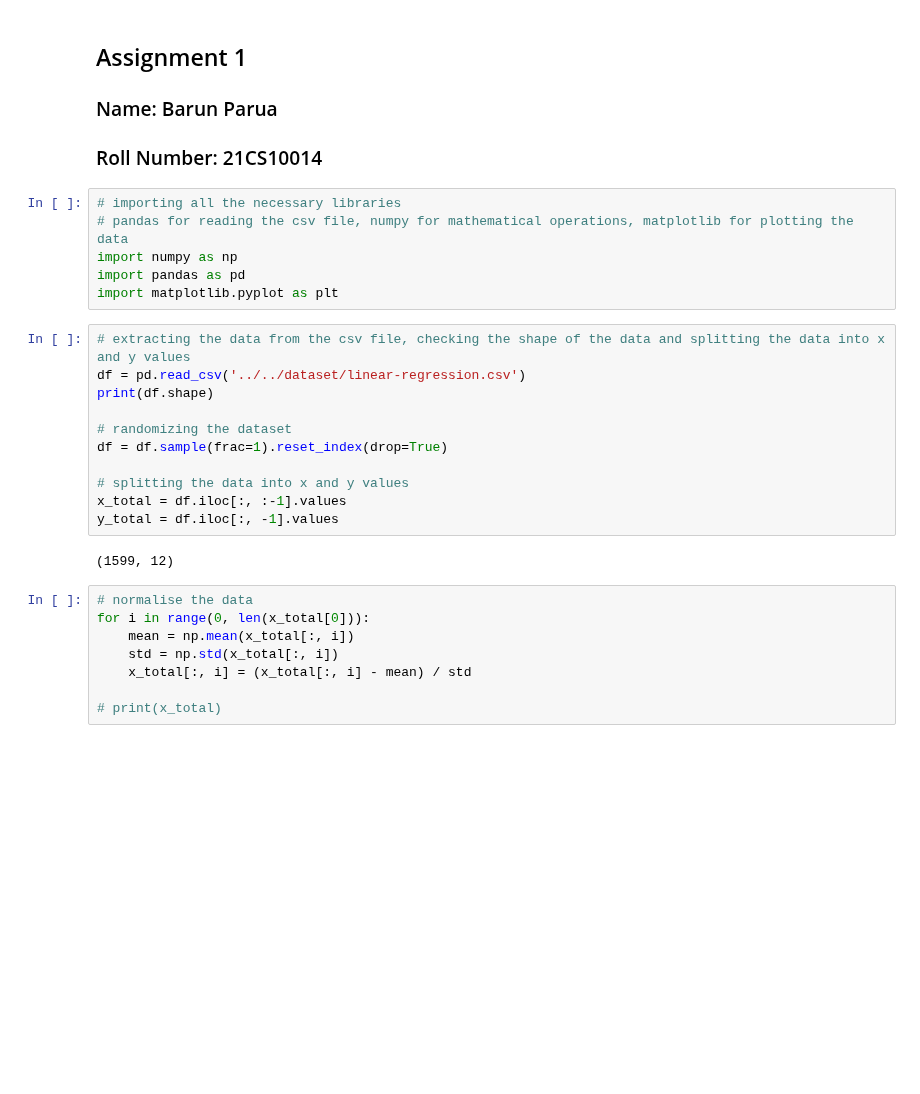
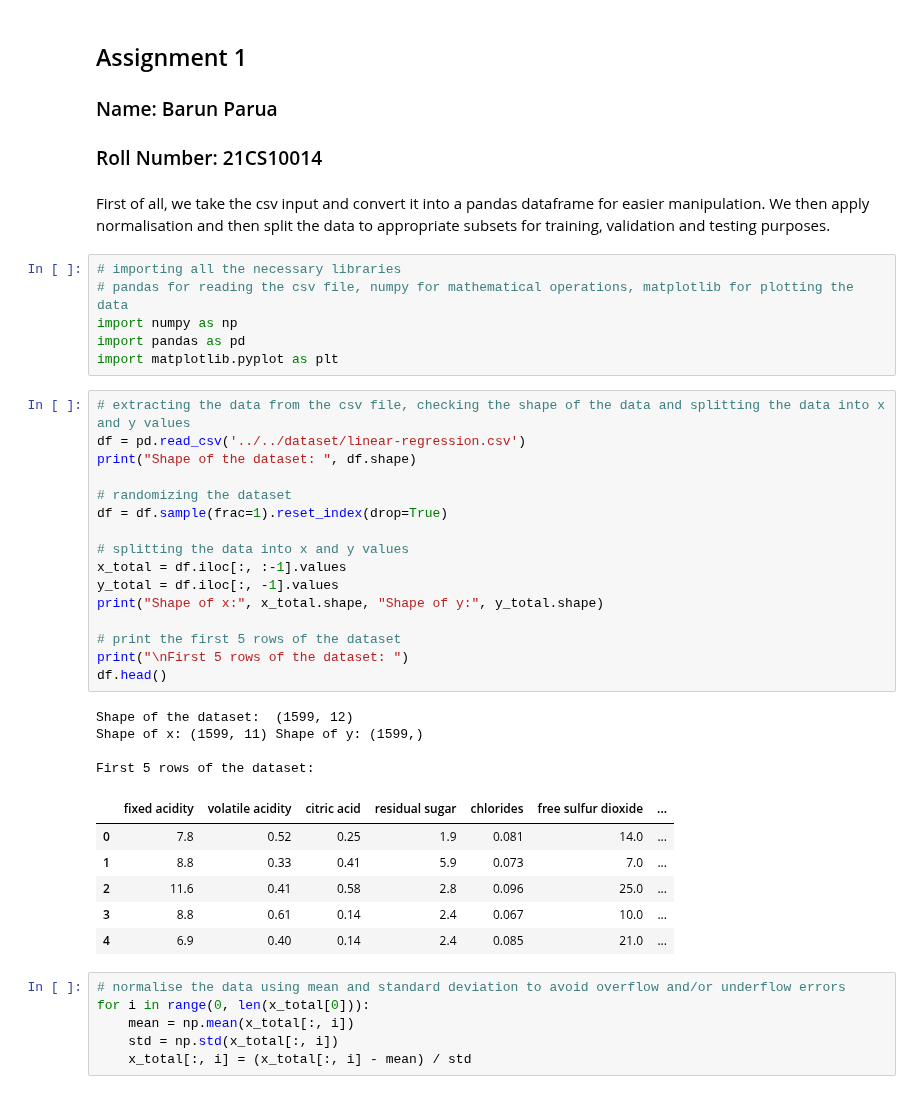
Before and after one commit to Baron105/ML-Assignments, a Jupyter notebook: CS60050/ML_Assignment_1/21CS10014_Barun_Parua/linear-regression/code.ipynb, the cells around one changed output. Drawn from its saved outputs; the diff is of its cells as text; blank space fills up the shorter version.

```diff
--- a/CS60050/ML_Assignment_1/21CS10014_Barun_Parua/linear-regression/code.ipynb
+++ b/CS60050/ML_Assignment_1/21CS10014_Barun_Parua/linear-regression/code.ipynb
@@ -2,6 +2,8 @@
 ## Assignment 1
 ### Name: Barun Parua
 ### Roll Number: 21CS10014
+# %% [markdown]
+First of all, we take the csv input and convert it into a pandas dataframe for easier manipulation. We then apply normalisation and then split the data to appropriate subsets for training, validation and testing purposes.
 # %%
 # importing all the necessary libraries
 # pandas for reading the csv file, numpy for mathematical operations, matplotlib for plotting the data
@@ -11,23 +13,35 @@ import matplotlib.pyplot as plt
 # %%
 # extracting the data from the csv file, checking the shape of the data and splitting the data into x and y values
 df = pd.read_csv('../../dataset/linear-regression.csv')
-print(df.shape)
+print("Shape of the dataset: ", df.shape)
 
 # randomizing the dataset
 df = df.sample(frac=1).reset_index(drop=True)
 
 # splitting the data into x and y values
 x_total = df.iloc[:, :-1].values
 y_total = df.iloc[:, -1].values
+print("Shape of x:", x_total.shape, "Shape of y:", y_total.shape)
+
+# print the first 5 rows of the dataset
+print("\nFirst 5 rows of the dataset: ")
+df.head()
 # %% [output]
-(1599, 12)
+Shape of the dataset:  (1599, 12)
+Shape of x: (1599, 11) Shape of y: (1599,)
+
+First 5 rows of the dataset:
+|  | fixed acidity | volatile acidity | citric acid | residual sugar | chlorides | free sulfur dioxide | ... |
+| 0 | 7.8 | 0.52 | 0.25 | 1.9 | 0.081 | 14.0 | ... |
+| 1 | 8.8 | 0.33 | 0.41 | 5.9 | 0.073 | 7.0 | ... |
+| 2 | 11.6 | 0.41 | 0.58 | 2.8 | 0.096 | 25.0 | ... |
+| 3 | 8.8 | 0.61 | 0.14 | 2.4 | 0.067 | 10.0 | ... |
+| 4 | 6.9 | 0.40 | 0.14 | 2.4 | 0.085 | 21.0 | ... |
 # %%
-# normalise the data
+# normalise the data using mean and standard deviation to avoid overflow and/or underflow errors
 for i in range(0, len(x_total[0])):
     mean = np.mean(x_total[:, i])
     std = np.std(x_total[:, i])
     x_total[:, i] = (x_total[:, i] - mean) / std
-
-# print(x_total)
 # %%
 # split the data into train, test and validation set
```
Also changed, not shown: parts of 10 cells of this notebook, 2 other files.
